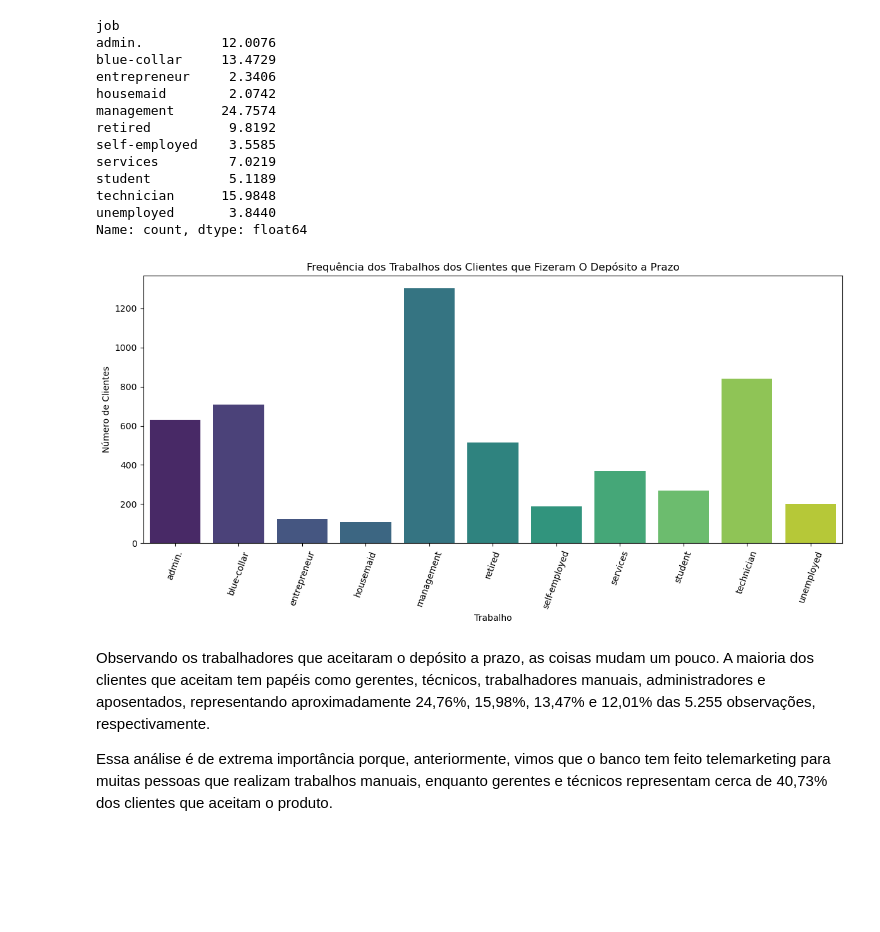
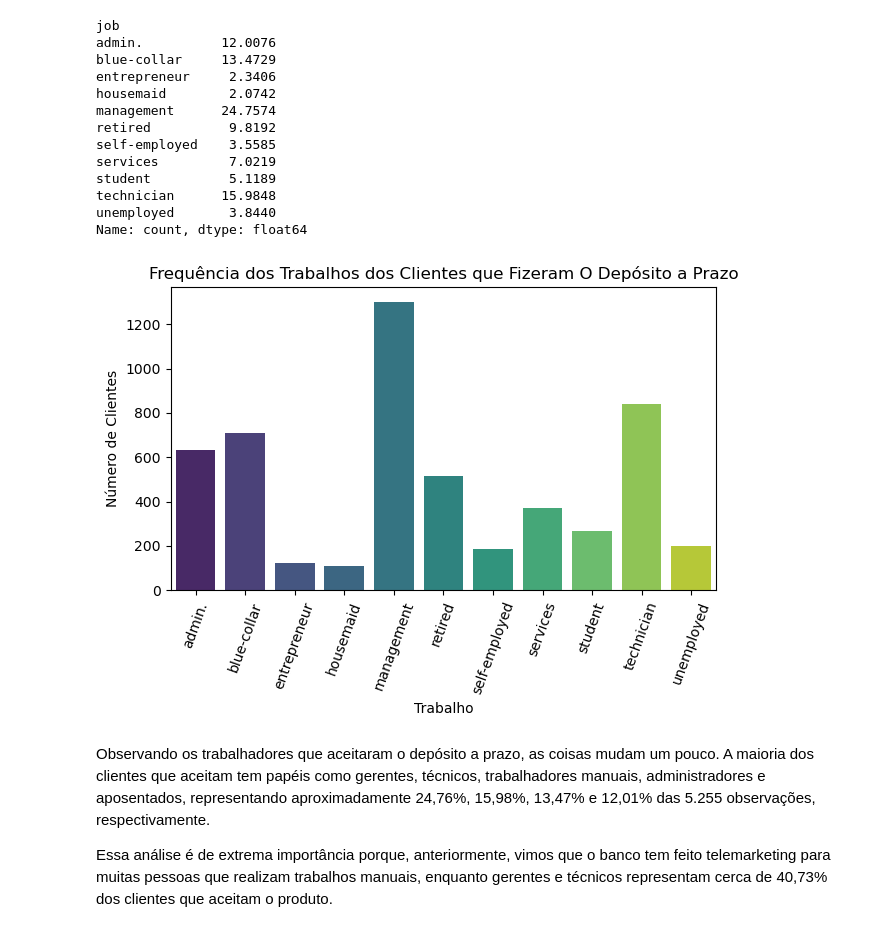
Before and after one commit to gabrieldadcarvalho/machine_learning, a Jupyter notebook: pjt_final/data_understanding.ipynb, the cells around one changed output. Cells and saved outputs as stored; diff of their text form; code cells hidden in the pictures; blank space fills up the shorter version.

```diff
--- a/pjt_final/data_understanding.ipynb
+++ b/pjt_final/data_understanding.ipynb
@@ -276,15 +284,15 @@ technician      15.9848
 unemployed       3.8440
 Name: count, dtype: float64
 # %%
-plt.figure(figsize=(12,6))
+# Criando um gráfico de frequência para clientes que aceitaram o produto
 sns.barplot(x=job_yes_counts.index, y=job_yes_counts.values, palette='viridis')
 plt.title('Frequência dos Trabalhos dos Clientes que Fizeram O Depósito a Prazo')
 plt.xlabel('Trabalho')
 plt.ylabel('Número de Clientes')
 plt.xticks(rotation=70)
 plt.tight_layout()
 # %% [output]
-[figure, old version]
+[figure, new version]
 # %% [markdown]
 Observando os trabalhadores que aceitaram o depósito a prazo, as coisas mudam um pouco. A maioria dos clientes que aceitam tem papéis como gerentes, técnicos, trabalhadores manuais, administradores e aposentados, representando aproximadamente 24,76%, 15,98%, 13,47% e 12,01% das 5.255 observações, respectivamente.
 
```
Also changed, not shown: parts of 35 cells of this notebook.
